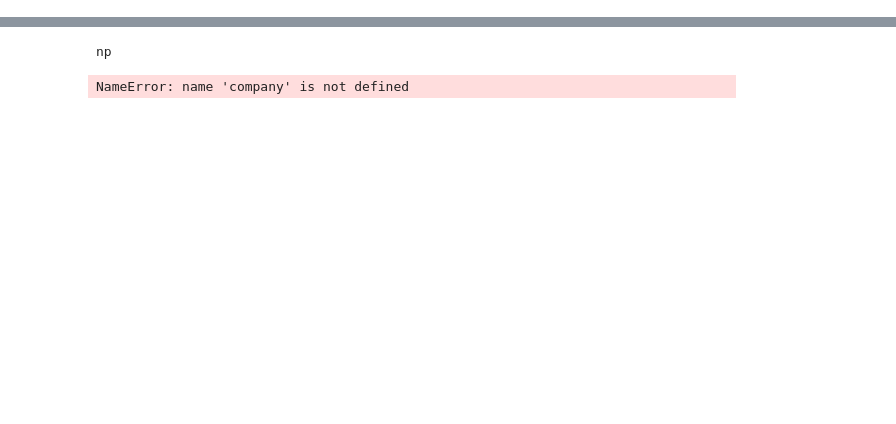
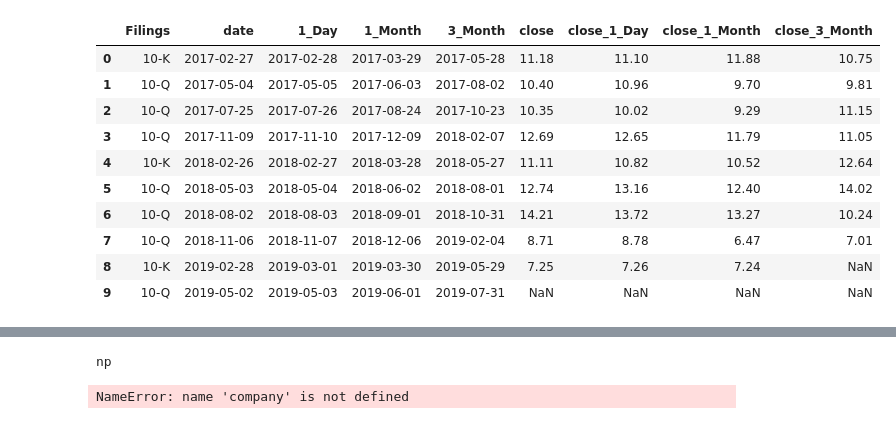
Before and after one commit to NickDonahoe/OilGasEarningsAnalysis, a Jupyter notebook: Edgar Python/DataFrameGenerator.ipynb, the cells around one changed output, grey strips where cells are left out. Drawn from its saved outputs; the diff is of its cells as text; code cells hidden in the pictures; blank space fills up the shorter version.

```diff
--- a/Edgar Python/DataFrameGenerator.ipynb
+++ b/Edgar Python/DataFrameGenerator.ipynb
@@ -269,0 +388,15 @@ df_FANG_dates = pd.merge(df_FANG_dates, df_FANG, on='3_Month' ,how='left')
+# %%
+#df_FANG_dates = df_FANG_dates[(df_FANG_dates['Filings'] == "10-K") & (df_FANG_dates["date"] < np.datetime64('2019-01-19'))]
+df_FANG_dates
+# %% [output]
+|  | Filings | date | 1_Day | 1_Month | 3_Month | close | close_1_Day | close_1_Month | close_3_Month |
+| 0 | 10-K | 2017-02-27 | 2017-02-28 | 2017-03-29 | 2017-05-28 | 11.18 | 11.10 | 11.88 | 10.75 |
+| 1 | 10-Q | 2017-05-04 | 2017-05-05 | 2017-06-03 | 2017-08-02 | 10.40 | 10.96 | 9.70 | 9.81 |
+| 2 | 10-Q | 2017-07-25 | 2017-07-26 | 2017-08-24 | 2017-10-23 | 10.35 | 10.02 | 9.29 | 11.15 |
+| 3 | 10-Q | 2017-11-09 | 2017-11-10 | 2017-12-09 | 2018-02-07 | 12.69 | 12.65 | 11.79 | 11.05 |
+| 4 | 10-K | 2018-02-26 | 2018-02-27 | 2018-03-28 | 2018-05-27 | 11.11 | 10.82 | 10.52 | 12.64 |
+| 5 | 10-Q | 2018-05-03 | 2018-05-04 | 2018-06-02 | 2018-08-01 | 12.74 | 13.16 | 12.40 | 14.02 |
+| 6 | 10-Q | 2018-08-02 | 2018-08-03 | 2018-09-01 | 2018-10-31 | 14.21 | 13.72 | 13.27 | 10.24 |
+| 7 | 10-Q | 2018-11-06 | 2018-11-07 | 2018-12-06 | 2019-02-04 | 8.71 | 8.78 | 6.47 | 7.01 |
+| 8 | 10-K | 2019-02-28 | 2019-03-01 | 2019-03-30 | 2019-05-29 | 7.25 | 7.26 | 7.24 | NaN |
+| 9 | 10-Q | 2019-05-02 | 2019-05-03 | 2019-06-01 | 2019-07-31 | NaN | NaN | NaN | NaN |
```
Also changed, not shown: parts of 20 cells of this notebook.
